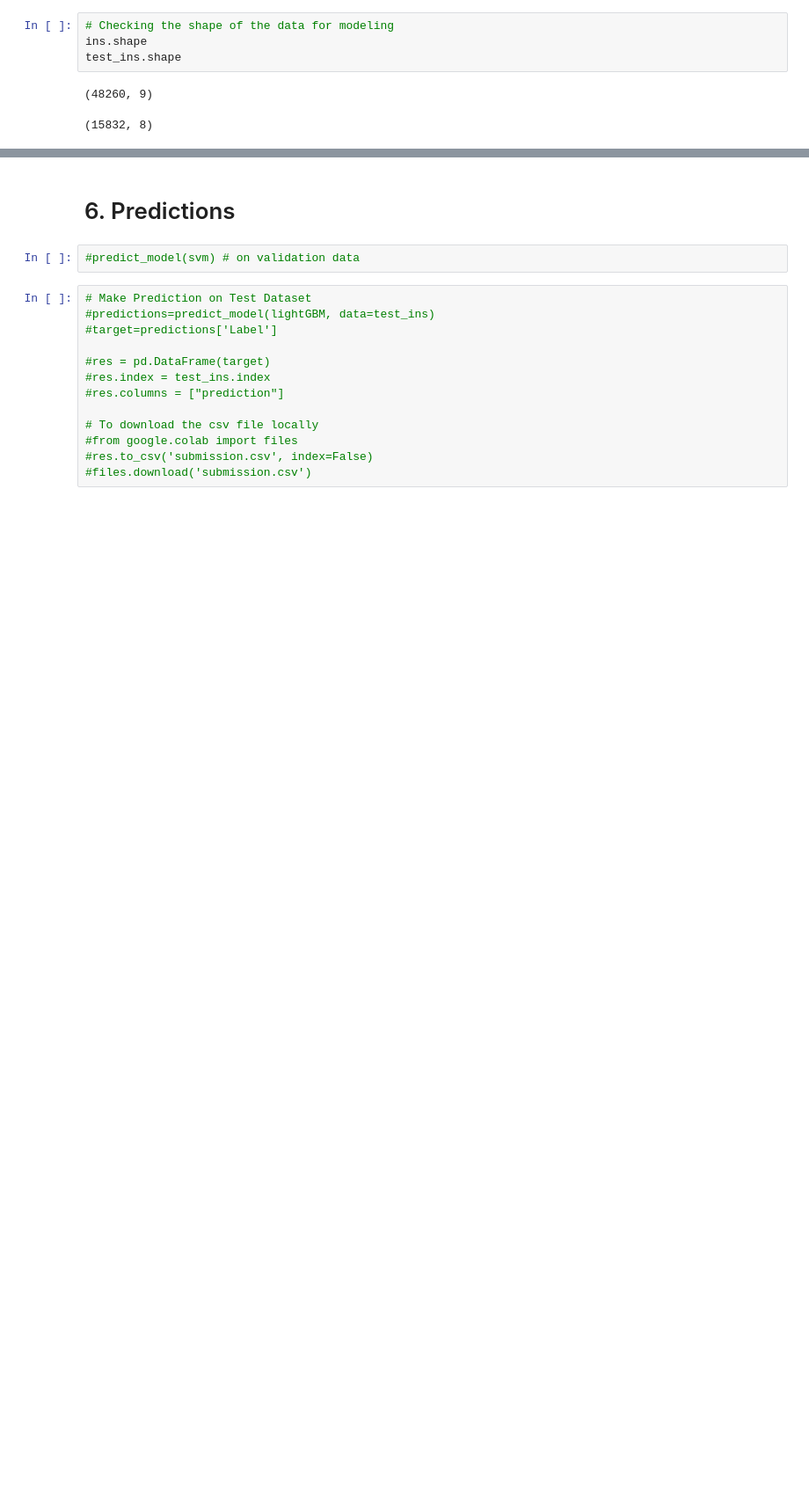
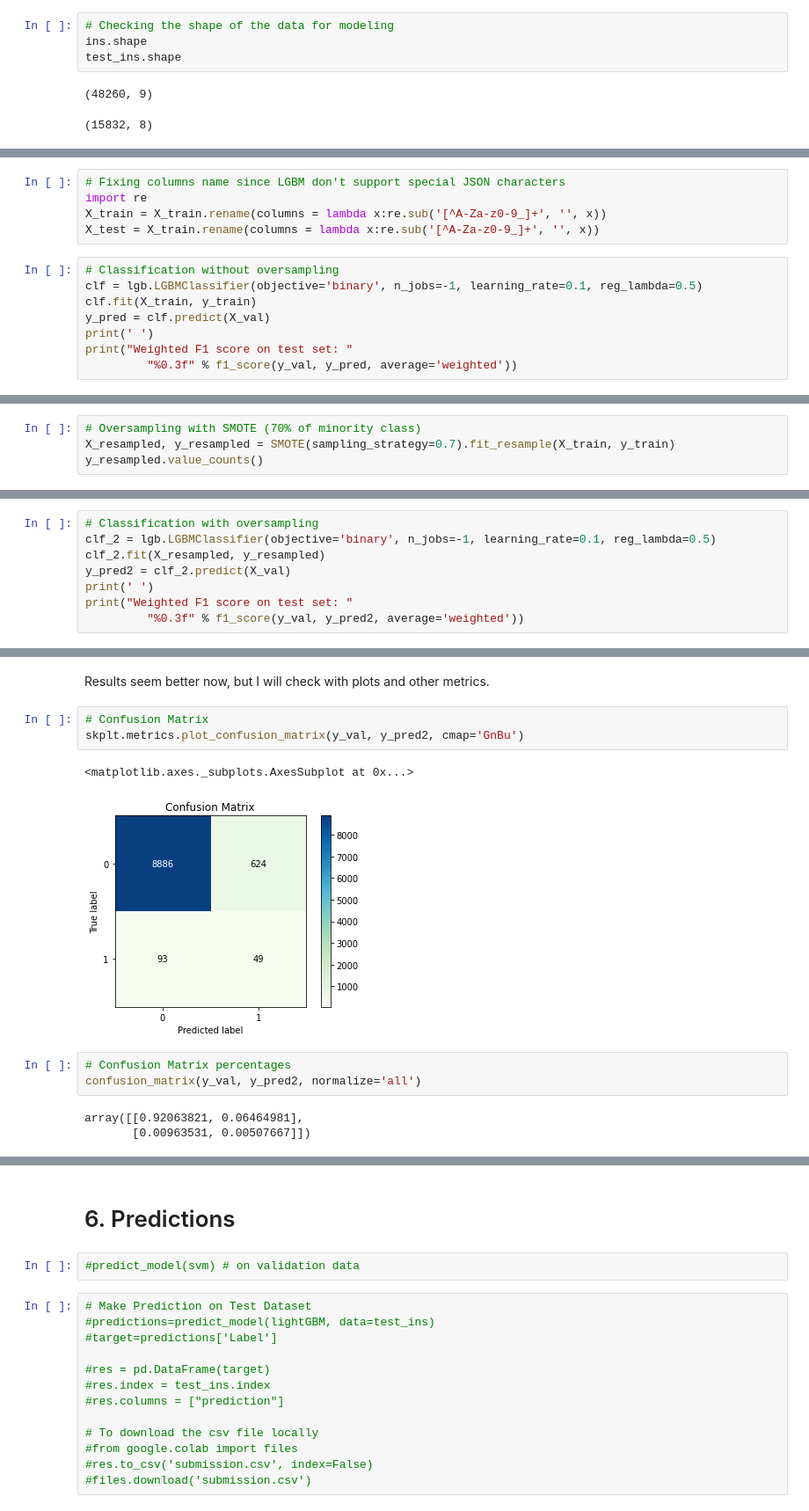
Before and after one commit to Camicb/Projects, a Jupyter notebook: Travel_Insurance_Claim_Prediction.ipynb, the cells around one changed output, grey strips where cells are left out. Shown at 88% size. Saved outputs shown, nothing was run; the diff lists cells and outputs as text; blank space fills up the shorter version.

```diff
--- a/Travel_Insurance_Claim_Prediction.ipynb
+++ b/Travel_Insurance_Claim_Prediction.ipynb
@@ -381,0 +258,13 @@ clf = QuadraticDiscriminantAnalysis()
+# %%
+# Fixing columns name since LGBM don't support special JSON characters
+import re
+X_train = X_train.rename(columns = lambda x:re.sub('[^A-Za-z0-9_]+', '', x))
+X_test = X_train.rename(columns = lambda x:re.sub('[^A-Za-z0-9_]+', '', x))
+# %%
+# Classification without oversampling
+clf = lgb.LGBMClassifier(objective='binary', n_jobs=-1, learning_rate=0.1, reg_lambda=0.5)
+clf.fit(X_train, y_train)
+y_pred = clf.predict(X_val)
+print(' ')
+print("Weighted F1 score on test set: "
+         "%0.3f" % f1_score(y_val, y_pred, average='weighted'))
@@ -381,0 +289,4 @@ clf = QuadraticDiscriminantAnalysis()
+# %%
+# Oversampling with SMOTE (70% of minority class)
+X_resampled, y_resampled = SMOTE(sampling_strategy=0.7).fit_resample(X_train, y_train)
+y_resampled.value_counts()
@@ -381,0 +297,8 @@ clf = QuadraticDiscriminantAnalysis()
+# %%
+# Classification with oversampling
+clf_2 = lgb.LGBMClassifier(objective='binary', n_jobs=-1, learning_rate=0.1, reg_lambda=0.5)
+clf_2.fit(X_resampled, y_resampled)
+y_pred2 = clf_2.predict(X_val)
+print(' ')
+print("Weighted F1 score on test set: "
+         "%0.3f" % f1_score(y_val, y_pred2, average='weighted'))
@@ -381,0 +321,14 @@ clf = QuadraticDiscriminantAnalysis()
+# %% [markdown]
+Results seem better now, but I will check with plots and other metrics.
+# %%
+# Confusion Matrix
+skplt.metrics.plot_confusion_matrix(y_val, y_pred2, cmap='GnBu')
+# %% [output]
+<matplotlib.axes._subplots.AxesSubplot at 0x...>
+[figure, added]
+# %%
+# Confusion Matrix percentages
+confusion_matrix(y_val, y_pred2, normalize='all')
+# %% [output]
+array([[0.92063821, 0.06464981],
+       [0.00963531, 0.00507667]])
```
Also changed, not shown: parts of 50 cells of this notebook.
